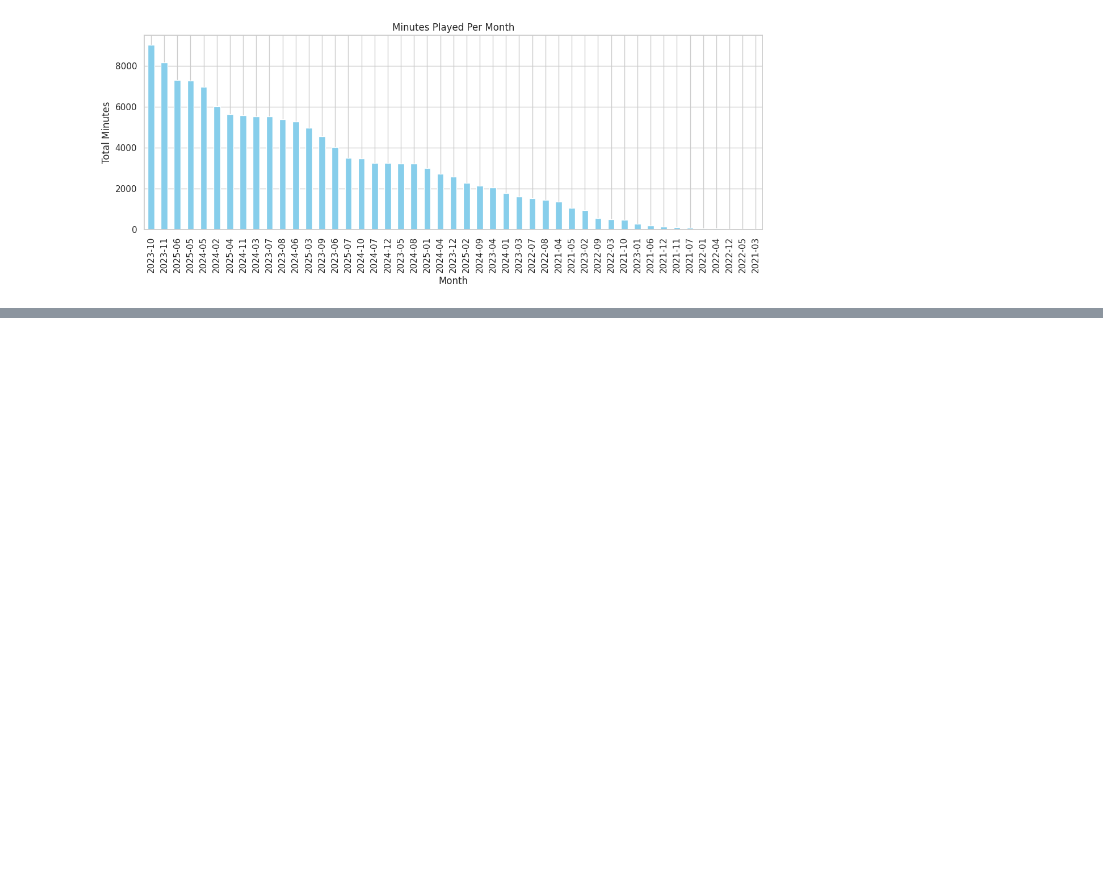
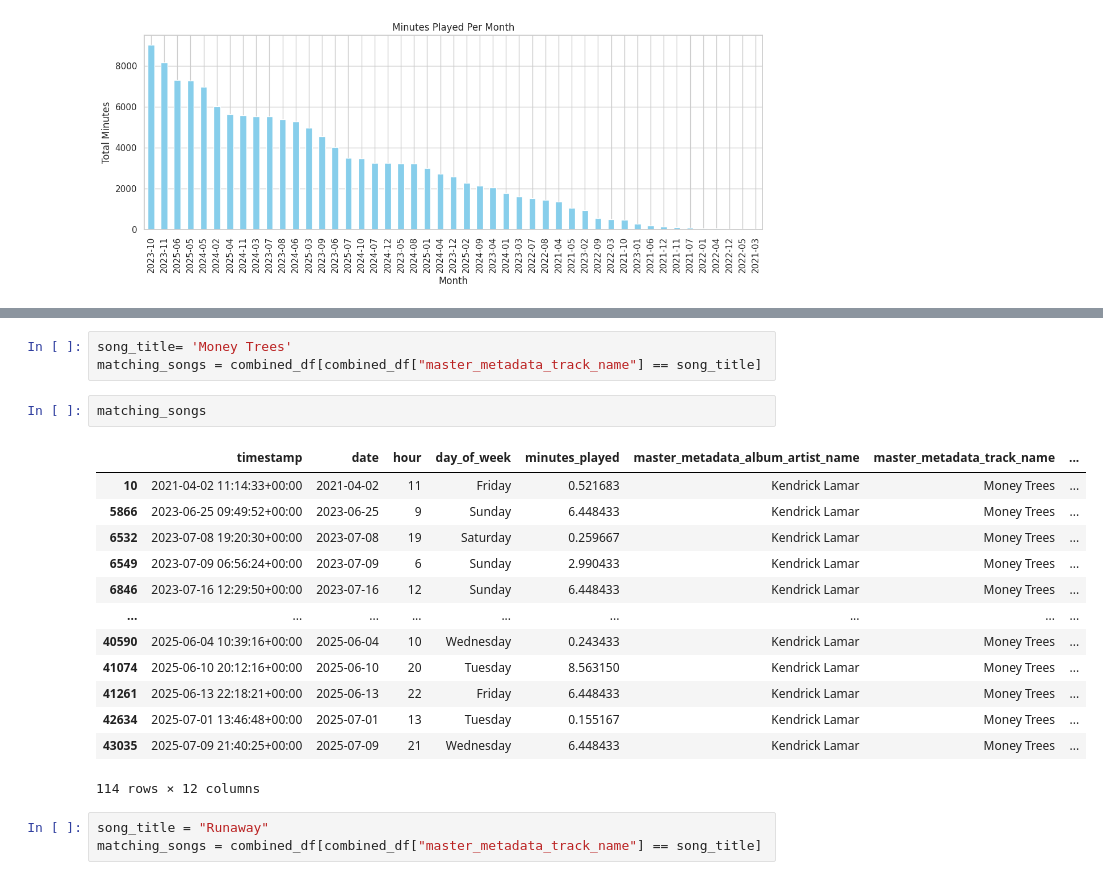
Before and after one commit to elvert19/spoti_stats, a Jupyter notebook: spotiy.ipynb, the cells around one changed output, grey strips where cells are left out. Cells and saved outputs as stored; diff of their text form; blank space fills up the shorter version.

```diff
--- a/spotiy.ipynb
+++ b/spotiy.ipynb
@@ -595,0 +612,22 @@ plt.show()
+# %%
+song_title= 'Money Trees'
+matching_songs = combined_df[combined_df["master_metadata_track_name"] == song_title]
+# %%
+matching_songs
+# %% [output]
+|  | timestamp | date | hour | day_of_week | minutes_played | master_metadata_album_artist_name | master_metadata_track_name | ... |
+| 10 | 2021-04-02 11:14:33+00:00 | 2021-04-02 | 11 | Friday | 0.521683 | Kendrick Lamar | Money Trees | ... |
+| 5866 | 2023-06-25 09:49:52+00:00 | 2023-06-25 | 9 | Sunday | 6.448433 | Kendrick Lamar | Money Trees | ... |
+| 6532 | 2023-07-08 19:20:30+00:00 | 2023-07-08 | 19 | Saturday | 0.259667 | Kendrick Lamar | Money Trees | ... |
+| 6549 | 2023-07-09 06:56:24+00:00 | 2023-07-09 | 6 | Sunday | 2.990433 | Kendrick Lamar | Money Trees | ... |
+| 6846 | 2023-07-16 12:29:50+00:00 | 2023-07-16 | 12 | Sunday | 6.448433 | Kendrick Lamar | Money Trees | ... |
+| ... | ... | ... | ... | ... | ... | ... | ... | ... |
+| 40590 | 2025-06-04 10:39:16+00:00 | 2025-06-04 | 10 | Wednesday | 0.243433 | Kendrick Lamar | Money Trees | ... |
+| 41074 | 2025-06-10 20:12:16+00:00 | 2025-06-10 | 20 | Tuesday | 8.563150 | Kendrick Lamar | Money Trees | ... |
+| 41261 | 2025-06-13 22:18:21+00:00 | 2025-06-13 | 22 | Friday | 6.448433 | Kendrick Lamar | Money Trees | ... |
+| 42634 | 2025-07-01 13:46:48+00:00 | 2025-07-01 | 13 | Tuesday | 0.155167 | Kendrick Lamar | Money Trees | ... |
+| 43035 | 2025-07-09 21:40:25+00:00 | 2025-07-09 | 21 | Wednesday | 6.448433 | Kendrick Lamar | Money Trees | ... |
+114 rows × 12 columns
+# %%
+song_title = "Runaway"
+matching_songs = combined_df[combined_df["master_metadata_track_name"] == song_title]
```
Also changed, not shown: parts of 9 cells of this notebook.
